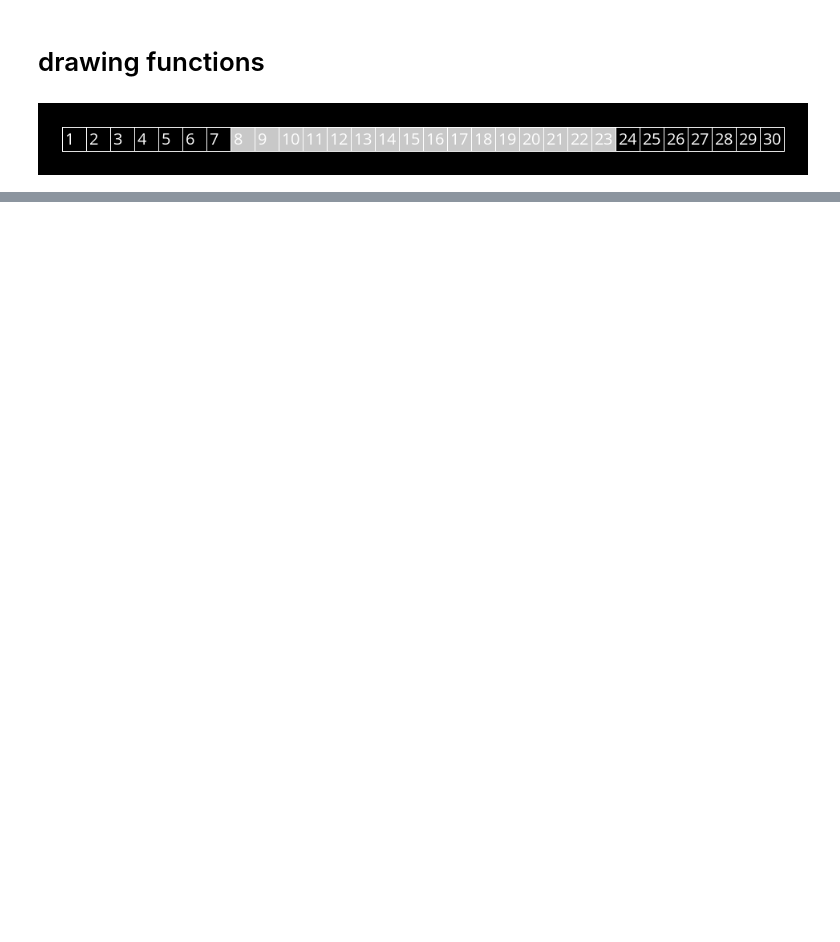
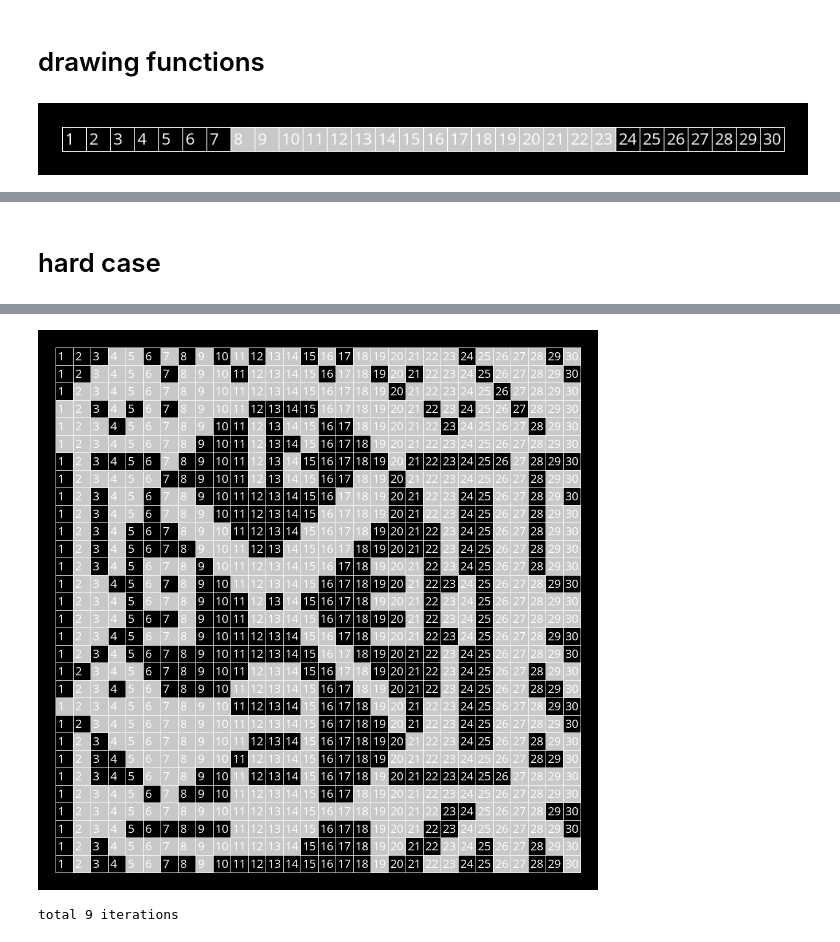
Before and after one commit to pilhoon/pcross, a Jupyter notebook: ex.ipynb, the cells around one changed output, grey strips where cells are left out. Drawn from its saved outputs; the diff is of its cells as text; code cells hidden in the pictures; blank space fills up the shorter version.

```diff
--- a/ex.ipynb
+++ b/ex.ipynb
@@ -242,0 +305,75 @@ for it in range(30):
+# %% [markdown]
+# hard case
+# %%
+
+rows = '''
+2 1 1 1 2 1 6 4 1
+4 3 4 2 1 3 4
+18 5 4
+2 1 1 4 6 1 2 3
+3 5 1 2 5 4 2
+8 1 1 12
+1 1 1 1 1 1
+5 1 2 2 7 2
+1 2 2 3 2 2 1
+1 2 3 4 2 2 2
+1 1 3 4 1 2 2
+1 1 3 4 1 2 2
+1 1 3 7 3 1 2 2
+2 1 1 5 1 1 3
+3 3 1 1 3 2 5
+3 1 4 1 2 5
+2 3 2 3 1 3
+1 1 2 1 4
+3 3 2 1 2 2
+2 2 5 2 1 2 1
+10 1 2 2 3
+13 1 2 4
+1 8 1 3 2 2
+1 6 4 8 1
+1 3 1 1 1 4
+4 1 5 13
+21 4
+3 5 3 6
+1 11 2 2 2 2
+1 2 1 1 2 2 1
+'''
+cols='''
+3 1
+16 2 8
+2 2 1 4 4 3
+4 1 6 2 2 3 4
+3 2 3 6 2 2
+5 1 3 1 6 1 2
+1 1 3 2 1 1 1 7 1
+5 3 5 5 1 1
+5 3 4 1 2
+3 3 4 1 1
+1 2 3 1 2 5
+2 4 4 2 1 1 4
+3 2 1 2 1 1 4
+3 1 2 5 2 1 1 4
+2 2 1 4 2 9
+1 2 4 2 1
+3 4 2 1
+5 4 2 2
+1 4 3 1 1 1 2 6
+2 4 1 1 1 2 1 4
+1 4 1 5 2 3
+3 2 3 4 2 1
+4 1 6 2 7 1 2
+2 2 1 4 1 1 2
+1 4 1 1 3
+2 3 17 5
+3 26
+4 1 5 2 4
+5 6 2 2 2 2 2
+1 4 1 4 2 2 4 2
+'''
+horis = [[int(x) for x in l.split()] for l in rows.strip().split('\n')]
+vertis = [[int(x) for x in l.split()] for l in cols.strip().split('\n')]
+
+
+all_status = np.ones((30,30), dtype=int) * -1
+solve(all_status, horis, vertis)
+# %% [output]
@@ -242,0 +397,2 @@ for it in range(30):
+[figure, added]
+total 9 iterations
```
Also changed, not shown: parts of 7 cells of this notebook.
